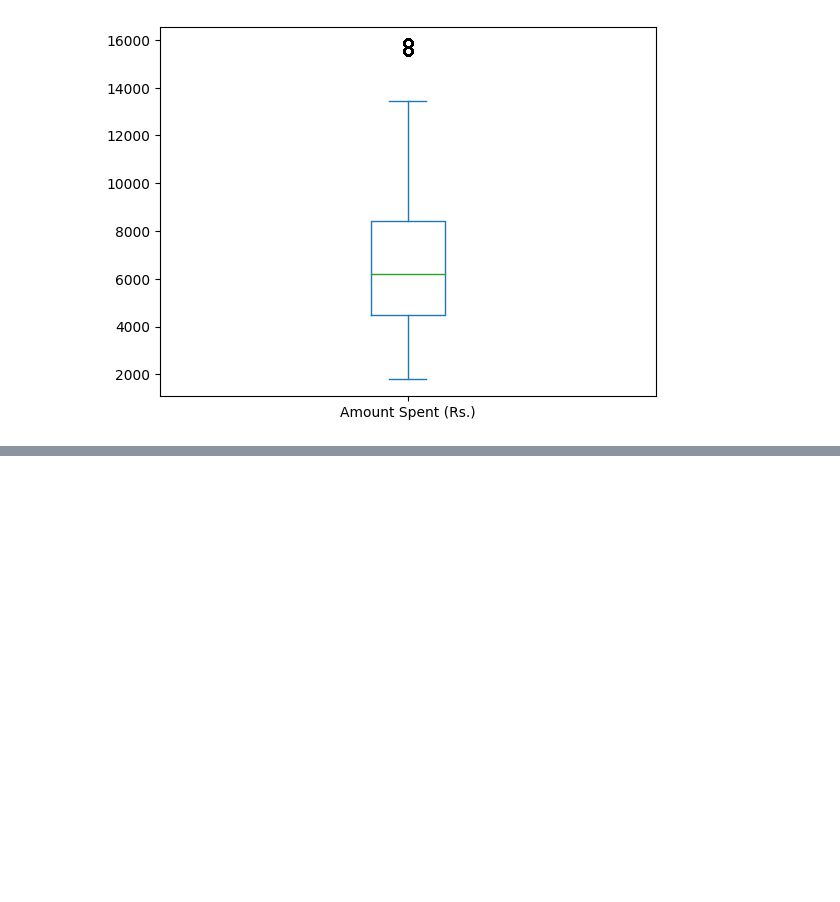
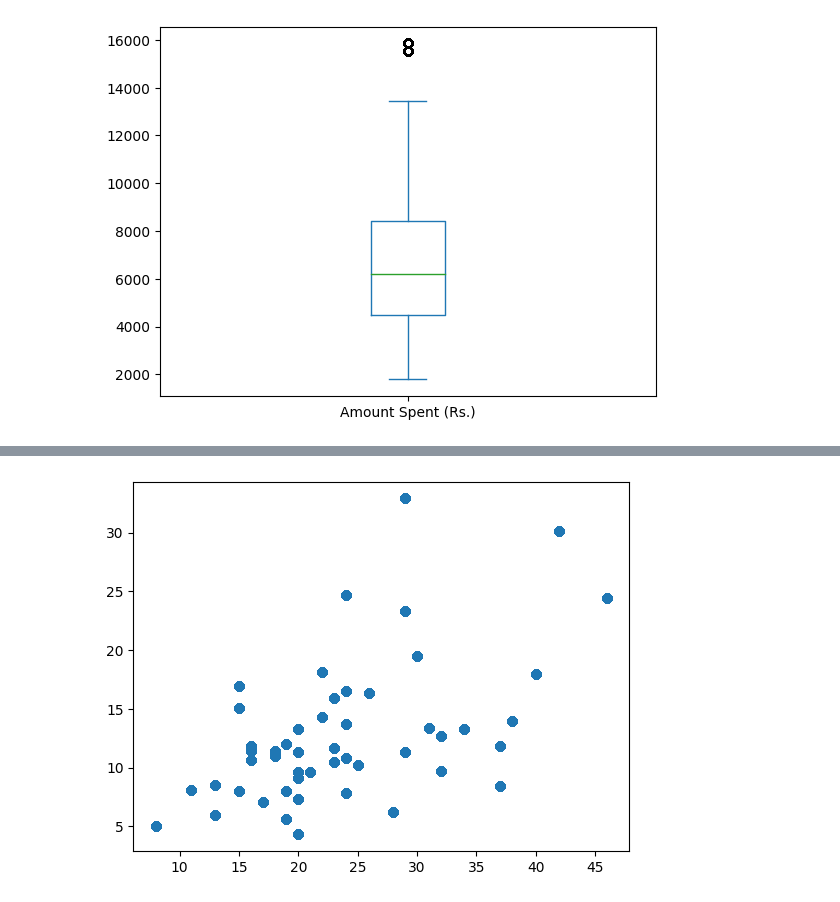
Before and after one commit to ShravanJadhav/DataScience_Practice, a Jupyter notebook: DataScience_Visualization.ipynb, the cells around one changed output, grey strips where cells are left out. Drawn from its saved outputs; the diff is of its cells as text; code cells hidden in the pictures; blank space fills up the shorter version.

```diff
--- a/DataScience_Visualization.ipynb
+++ b/DataScience_Visualization.ipynb
@@ -220,0 +233,5 @@ df['Amount Spent (Rs.)'].plot(kind='box')
+# %%
+plt.scatter(df['No. of Clicks'],df['Time (min)'])
+plt.show()
+# %% [output]
+[figure, added]
```
Also changed, not shown: parts of 13 cells of this notebook.
